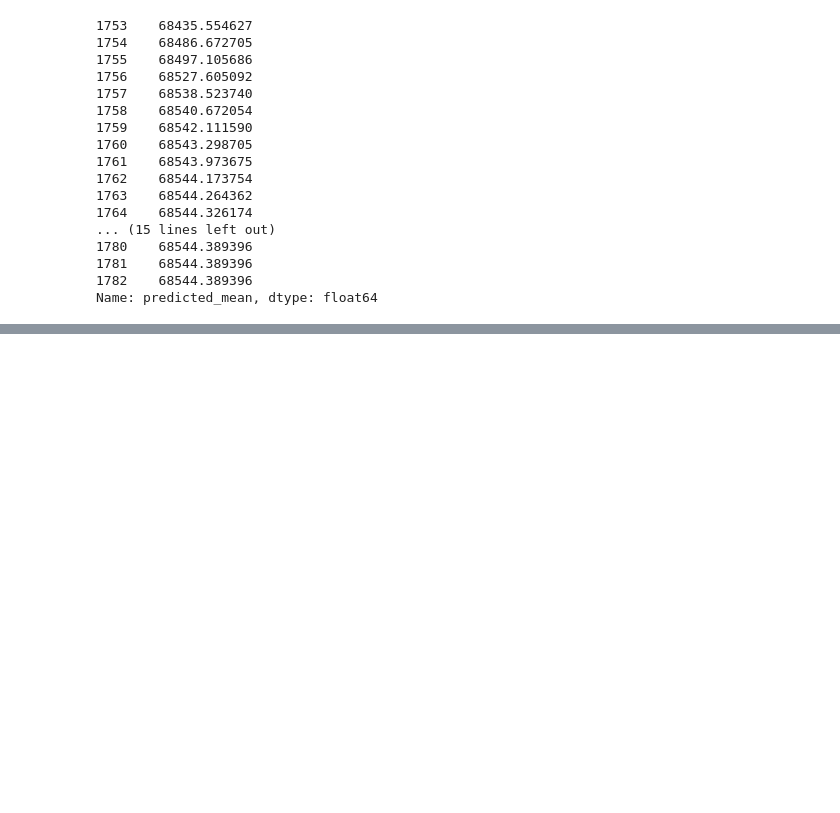
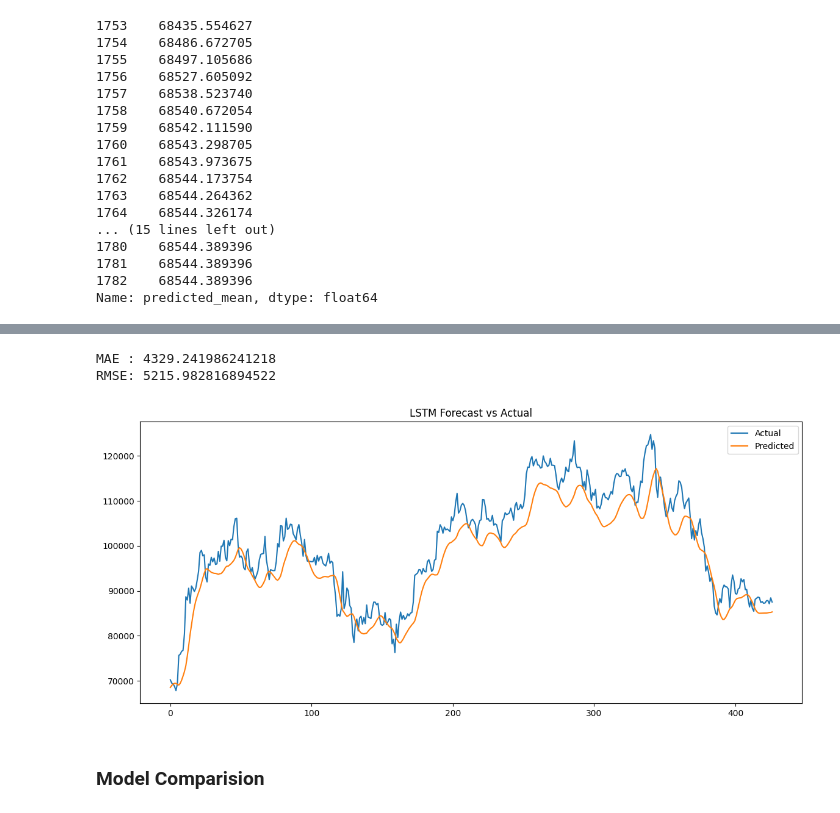
Before and after one commit to sravanthisabbidi/crypto-time-series-forecasting, a Jupyter notebook: notebooks/Crypto_Forecasting.ipynb, the cells around one changed output, grey strips where cells are left out. Drawn from its saved outputs; the diff is of its cells as text; code cells hidden in the pictures; blank space fills up the shorter version.

```diff
--- a/notebooks/Crypto_Forecasting.ipynb
+++ b/notebooks/Crypto_Forecasting.ipynb
@@ -621,0 +766,11 @@ Name: predicted_mean, dtype: float64
+# %%
+# prepare data
+lstm_df = df[["Close"]].copy()
+
+scaler = MinMaxScaler()
+
+scaled_data = scaler.fit_transform(
+    lstm_df
+)
+
+scaled_data[:5]
@@ -621,0 +908,13 @@ Name: predicted_mean, dtype: float64
+# %%
+# Predict
+predictions = model.predict(
+    X_test
+)
+
+predictions = scaler.inverse_transform(
+    predictions
+)
+
+actual = scaler.inverse_transform(
+    y_test.reshape(-1,1)
+)
@@ -621,0 +923,49 @@ Name: predicted_mean, dtype: float64
+# %%
+# Evaluate
+from sklearn.metrics import (
+    mean_absolute_error,
+    mean_squared_error
+)
+
+lstm_mae = mean_absolute_error(
+    actual,
+    predictions
+)
+
+lstm_rmse = np.sqrt(
+    mean_squared_error(
+        actual,
+        predictions
+    )
+)
+
+print("MAE :", lstm_mae)
+print("RMSE:", lstm_rmse)
+# %% [output]
+MAE : 4329.241986241218
+RMSE: 5215.982816894522
+# %%
+# plot
+plt.figure(figsize=(14,6))
+
+plt.plot(
+    actual,
+    label="Actual"
+)
+
+plt.plot(
+    predictions,
+    label="Predicted"
+)
+
+plt.title(
+    "LSTM Forecast vs Actual"
+)
+
+plt.legend()
+
+plt.show()
+# %% [output]
+[figure, added]
+# %% [markdown]
+### Model Comparision
```
Also changed, not shown: parts of 27 cells of this notebook, 3 other files.
